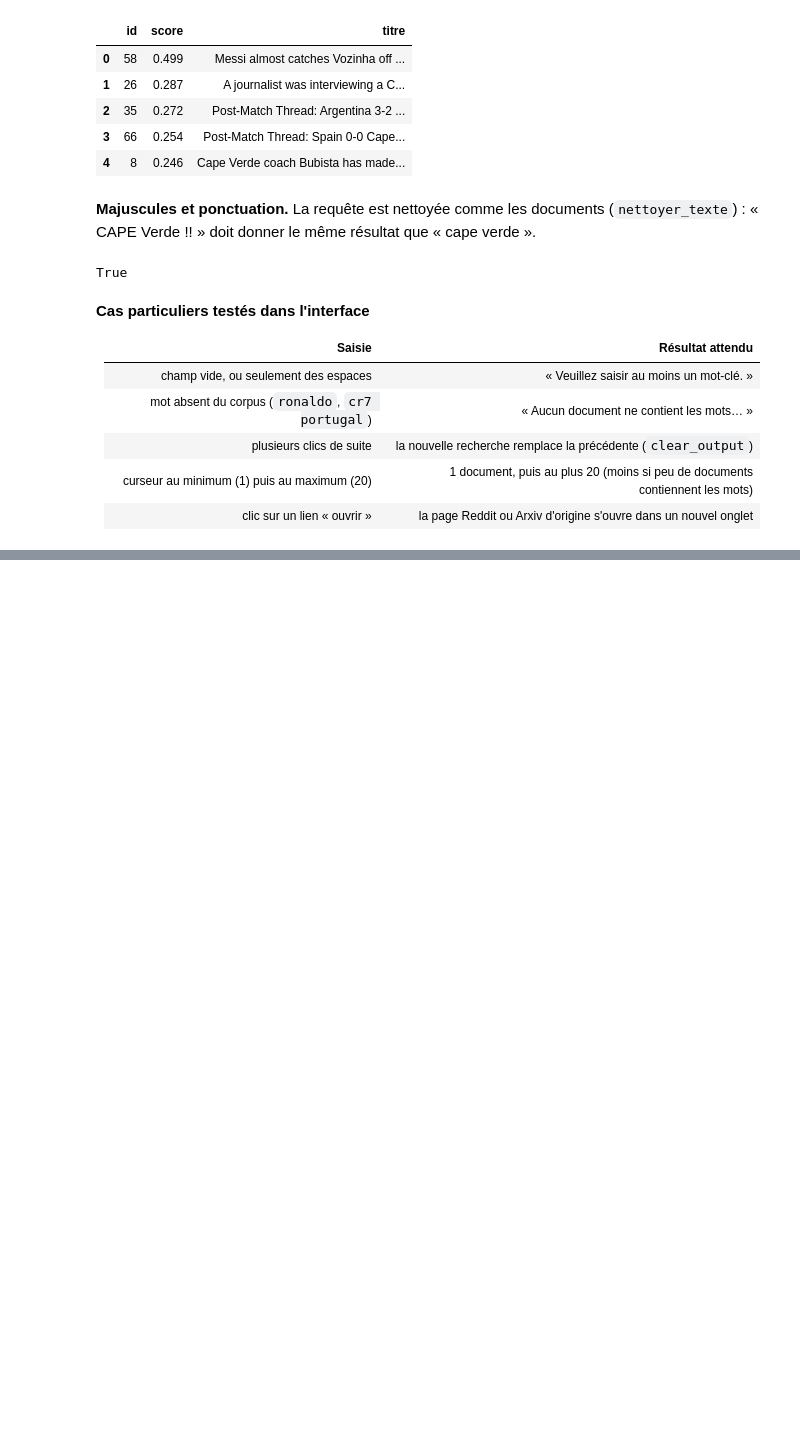
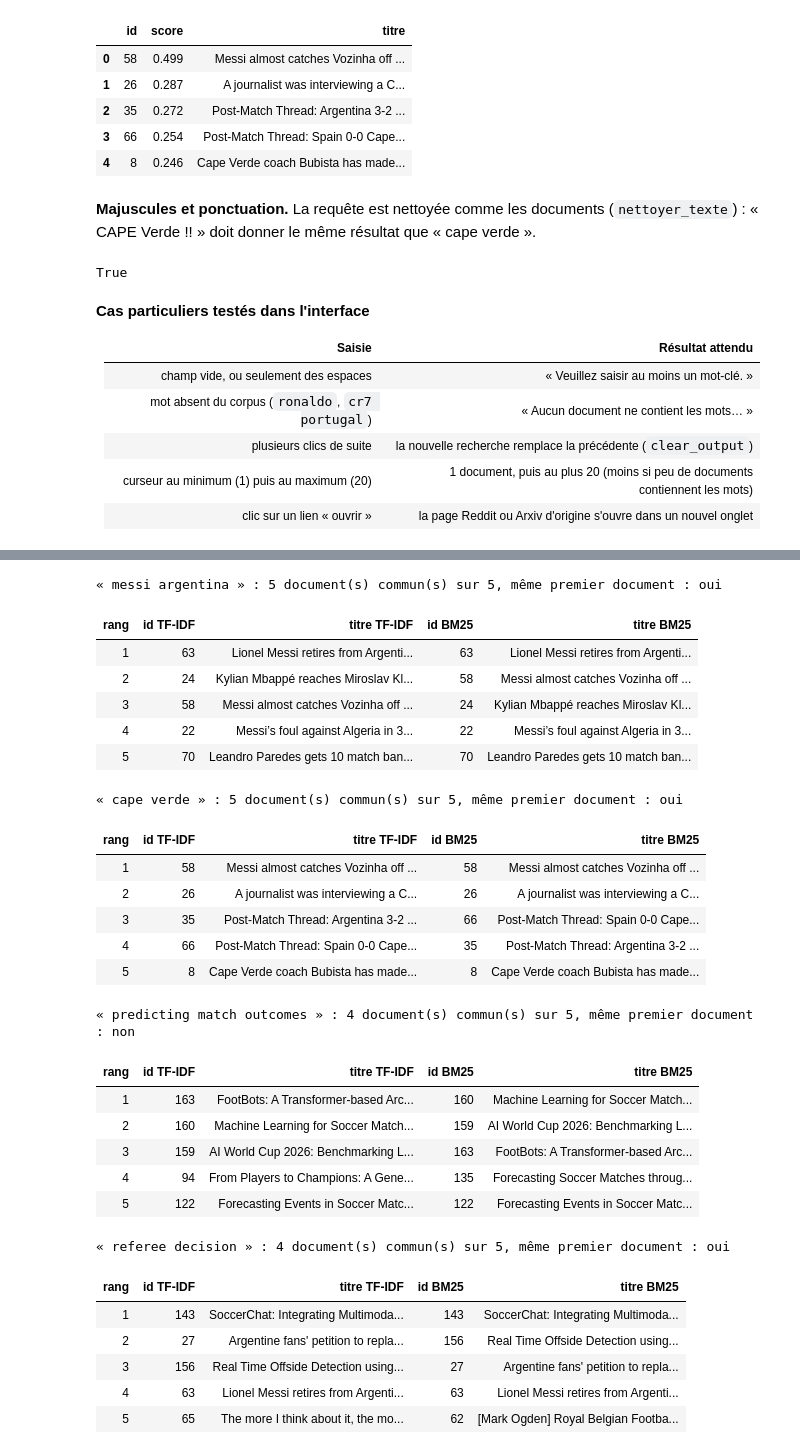
Before and after one commit to Valenper/moteur-recherche, a Jupyter notebook: interface.ipynb, the cells around one changed output, grey strips where cells are left out. Cells and saved outputs as stored; diff of their text form; code cells hidden in the pictures; blank space fills up the shorter version.

```diff
--- a/interface.ipynb
+++ b/interface.ipynb
@@ -348,0 +355,41 @@ True
+# %%
+requetes_test = ["messi argentina", "cape verde", "predicting match outcomes",
+                 "referee decision"]
+
+for requete in requetes_test:
+    comparaison = moteur.comparer_mesures(requete, 5)
+    # Documents présents dans les deux listes, quel que soit leur rang
+    communs = set(comparaison["id TF-IDF"].dropna()) & set(comparaison["id BM25"].dropna())
+    meme_premier = comparaison["id TF-IDF"].iloc[0] == comparaison["id BM25"].iloc[0]
+    print(f"« {requete} » : {len(communs)} document(s) commun(s) sur 5, "
+          f"même premier document : {'oui' if meme_premier else 'non'}")
+    display(comparaison.style.hide(axis="index"))
+# %% [output]
+« messi argentina » : 5 document(s) commun(s) sur 5, même premier document : oui
+| rang | id TF-IDF | titre TF-IDF | id BM25 | titre BM25 |
+| 1 | 63 | Lionel Messi retires from Argenti... | 63 | Lionel Messi retires from Argenti... |
+| 2 | 24 | Kylian Mbappé reaches Miroslav Kl... | 58 | Messi almost catches Vozinha off ... |
+| 3 | 58 | Messi almost catches Vozinha off ... | 24 | Kylian Mbappé reaches Miroslav Kl... |
+| 4 | 22 | Messi’s foul against Algeria in 3... | 22 | Messi’s foul against Algeria in 3... |
+| 5 | 70 | Leandro Paredes gets 10 match ban... | 70 | Leandro Paredes gets 10 match ban... |
+« cape verde » : 5 document(s) commun(s) sur 5, même premier document : oui
+| rang | id TF-IDF | titre TF-IDF | id BM25 | titre BM25 |
+| 1 | 58 | Messi almost catches Vozinha off ... | 58 | Messi almost catches Vozinha off ... |
+| 2 | 26 | A journalist was interviewing a C... | 26 | A journalist was interviewing a C... |
+| 3 | 35 | Post-Match Thread: Argentina 3-2 ... | 66 | Post-Match Thread: Spain 0-0 Cape... |
+| 4 | 66 | Post-Match Thread: Spain 0-0 Cape... | 35 | Post-Match Thread: Argentina 3-2 ... |
+| 5 | 8 | Cape Verde coach Bubista has made... | 8 | Cape Verde coach Bubista has made... |
+« predicting match outcomes » : 4 document(s) commun(s) sur 5, même premier document : non
+| rang | id TF-IDF | titre TF-IDF | id BM25 | titre BM25 |
+| 1 | 163 | FootBots: A Transformer-based Arc... | 160 | Machine Learning for Soccer Match... |
+| 2 | 160 | Machine Learning for Soccer Match... | 159 | AI World Cup 2026: Benchmarking L... |
+| 3 | 159 | AI World Cup 2026: Benchmarking L... | 163 | FootBots: A Transformer-based Arc... |
+| 4 | 94 | From Players to Champions: A Gene... | 135 | Forecasting Soccer Matches throug... |
+| 5 | 122 | Forecasting Events in Soccer Matc... | 122 | Forecasting Events in Soccer Matc... |
+« referee decision » : 4 document(s) commun(s) sur 5, même premier document : oui
+| rang | id TF-IDF | titre TF-IDF | id BM25 | titre BM25 |
+| 1 | 143 | SoccerChat: Integrating Multimoda... | 143 | SoccerChat: Integrating Multimoda... |
+| 2 | 27 | Argentine fans' petition to repla... | 156 | Real Time Offside Detection using... |
+| 3 | 156 | Real Time Offside Detection using... | 27 | Argentine fans' petition to repla... |
+| 4 | 63 | Lionel Messi retires from Argenti... | 63 | Lionel Messi retires from Argenti... |
+| 5 | 65 | The more I think about it, the mo... | 62 | [Mark Ogden] Royal Belgian Footba... |
```
Also changed, not shown: parts of 1 cell of this notebook, 1 other file.
